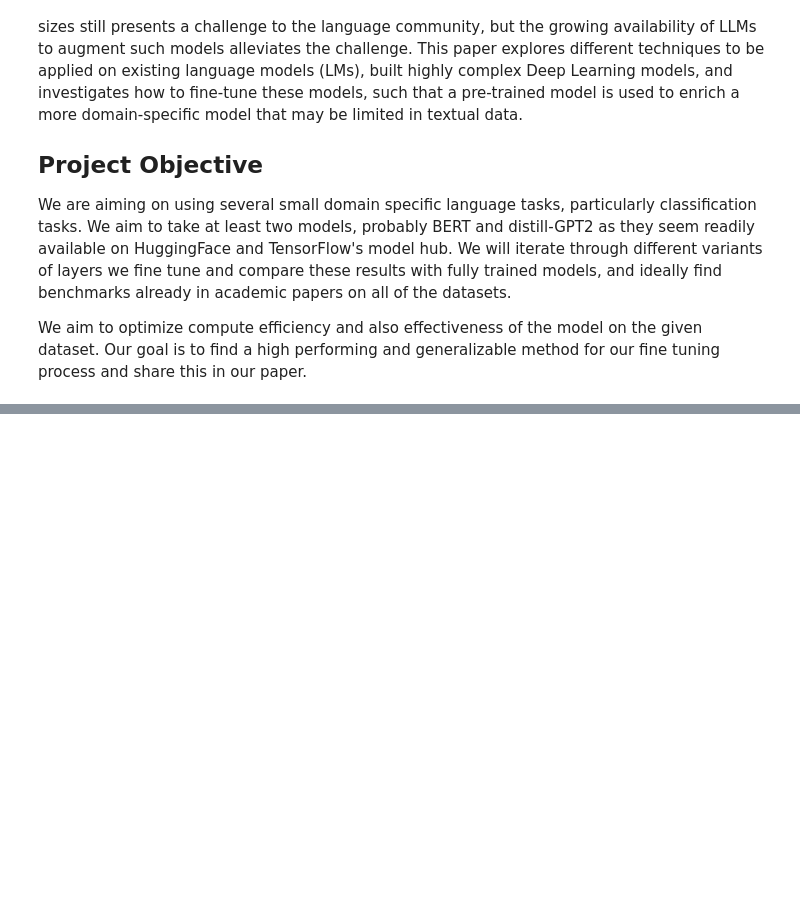
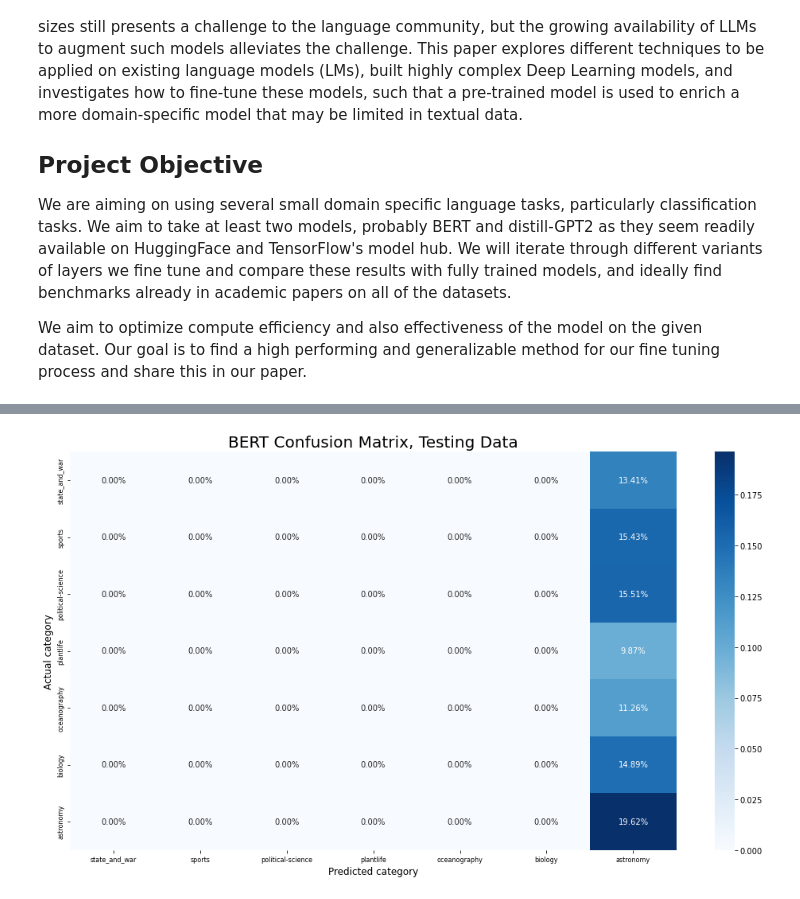
Before and after one commit to uva-ds6050-su22-g6/model, a Jupyter notebook: model-transformers.ipynb, the cells around one changed output, grey strips where cells are left out. Cells and saved outputs as stored; diff of their text form; code cells hidden in the pictures; blank space fills up the shorter version.

```diff
--- a/model-transformers.ipynb
+++ b/model-transformers.ipynb
@@ -264,0 +410,4 @@ tokenizer.save_model(args.out, args.name)
+# %%
+plot_cm(test_cm, 'BERT Confusion Matrix, Testing Data')
+# %% [output]
+[figure, added]
```
Also changed, not shown: parts of 35 cells of this notebook, 3 other files.
